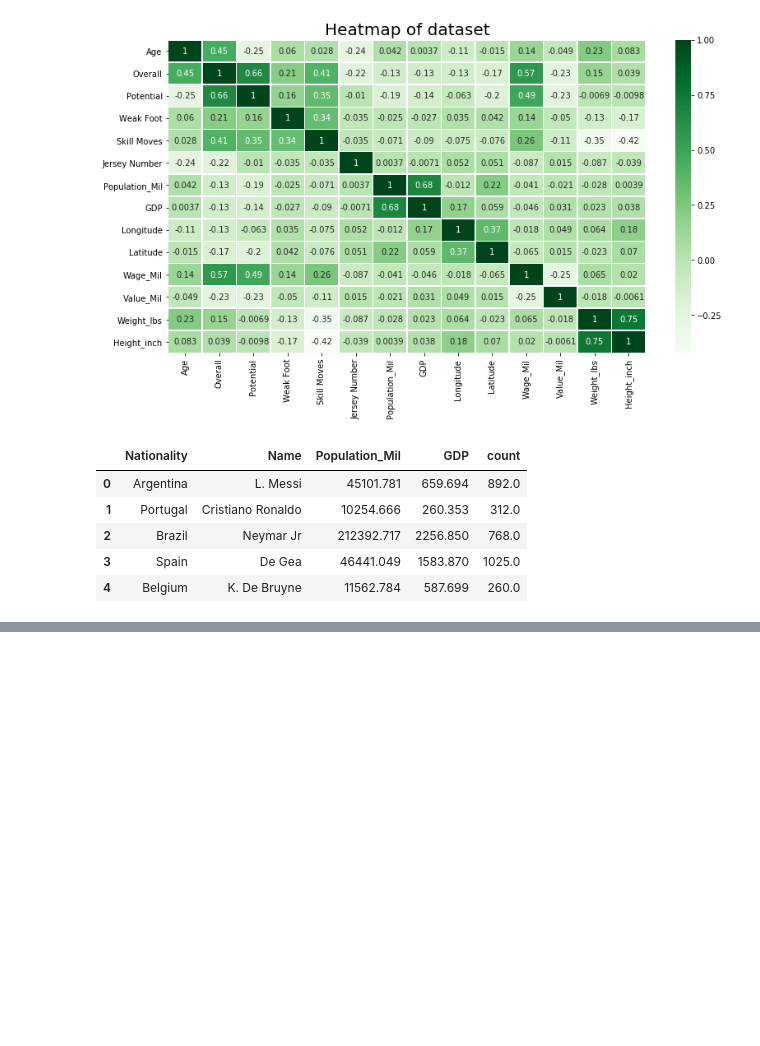
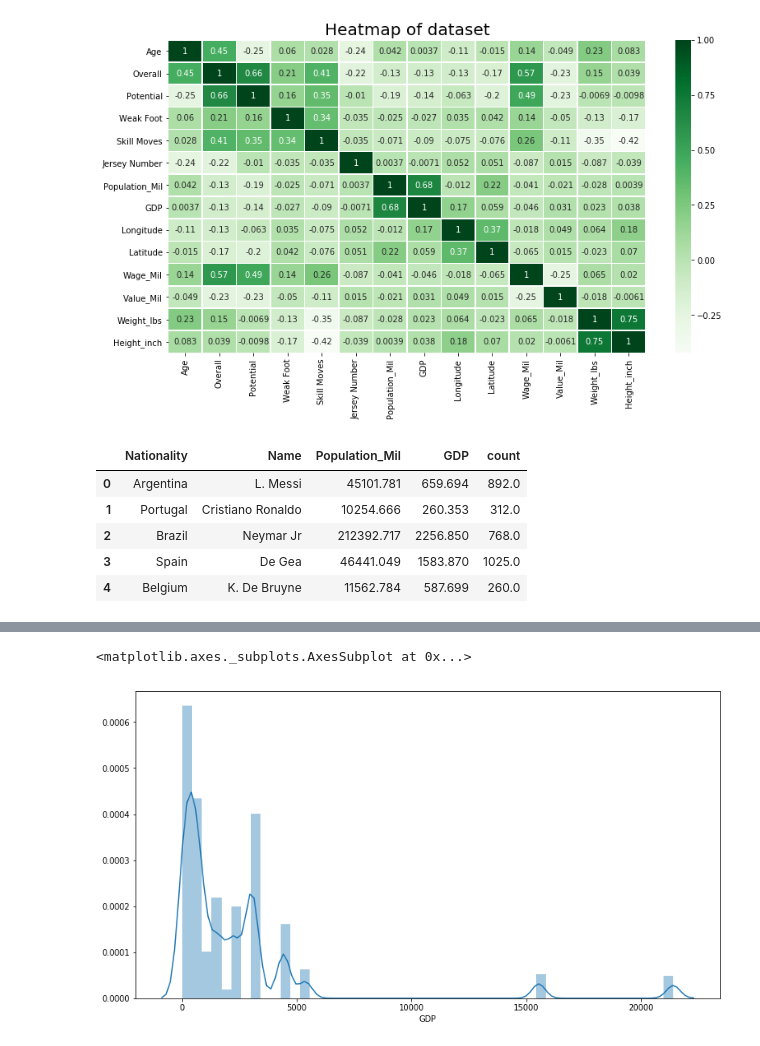
Before and after one commit to nmaize/Project-One_Group5, a Jupyter notebook: FIFA_RESEARCH.ipynb, the cells around one changed output, grey strips where cells are left out. Saved outputs shown, nothing was run; the diff lists cells and outputs as text; code cells hidden in the pictures; blank space fills up the shorter version.

```diff
--- a/FIFA_RESEARCH.ipynb
+++ b/FIFA_RESEARCH.ipynb
@@ -263,0 +241,5 @@ Text(0,0.5,' ')
+# %%
+sns.distplot(slav_df['GDP'])
+# %% [output]
+<matplotlib.axes._subplots.AxesSubplot at 0x...>
+[figure, added]
```
Also changed, not shown: parts of 7 cells of this notebook.
